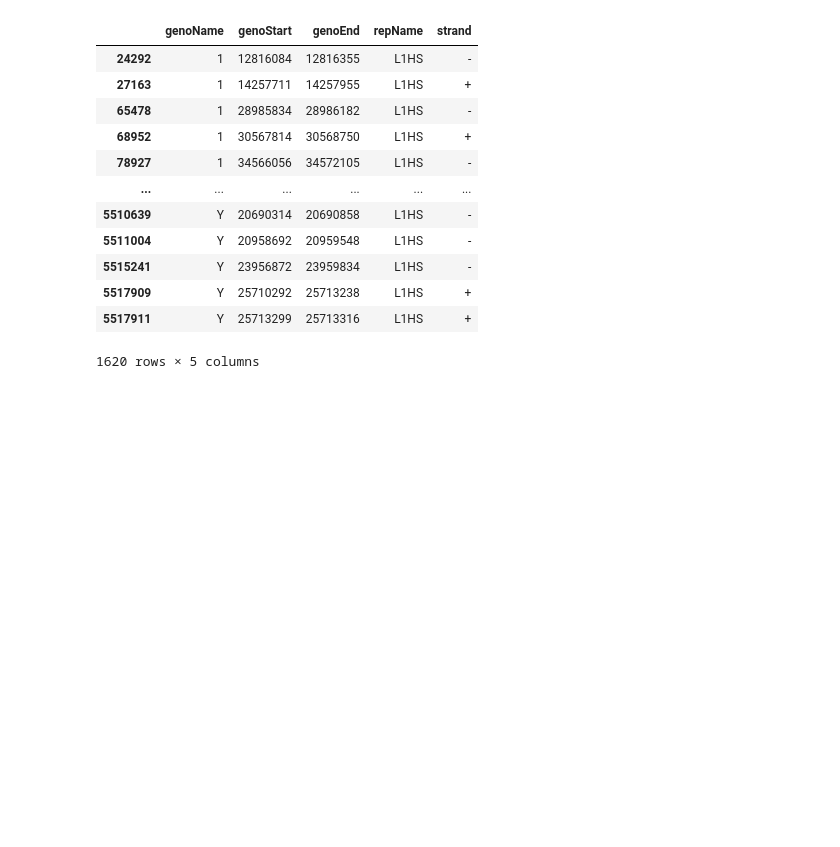
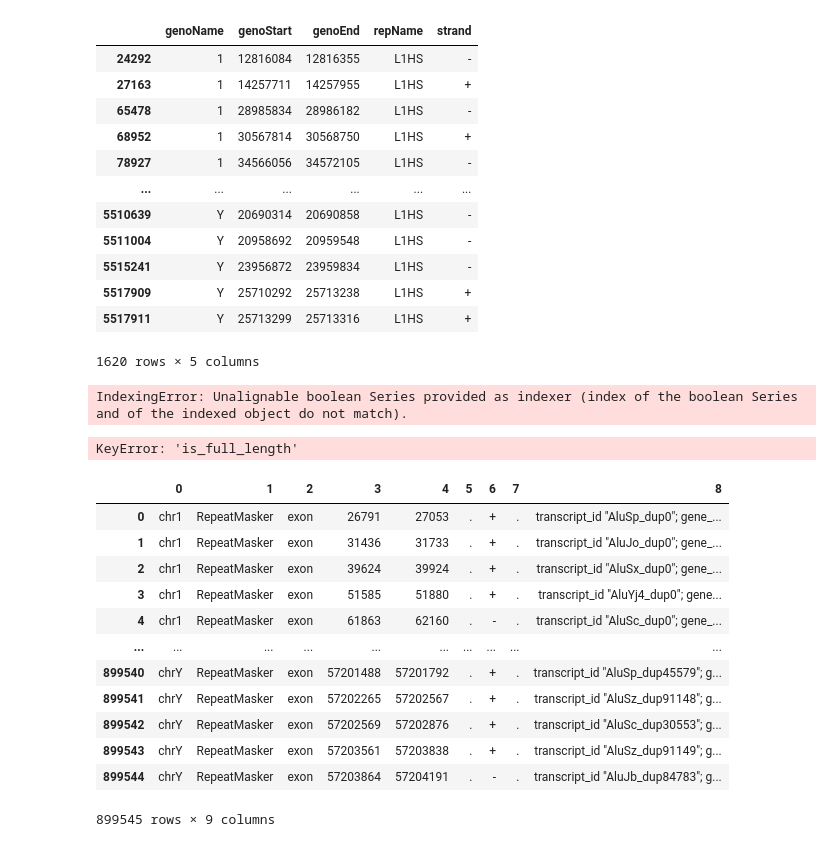
Before and after one commit to gage-lab/bulk_te_bench, a Jupyter notebook: analysis/upset/01_subset_rmsk.ipynb, the cells around one changed output. Drawn from its saved outputs; the diff is of its cells as text; code cells hidden in the pictures; blank space fills up the shorter version.

```diff
--- a/analysis/upset/01_subset_rmsk.ipynb
+++ b/analysis/upset/01_subset_rmsk.ipynb
@@ -213,3 +232,32 @@ df
 | 5517909 | Y | 25710292 | 25713238 | L1HS | + |
 | 5517911 | Y | 25713299 | 25713316 | L1HS | + |
 1620 rows × 5 columns
+# %%
+rmsk_file[rmsk_file[rmsk_file["repName"] == "L1HS"]["is_full_length"] == True]
+# %% [output]
+IndexingError: Unalignable boolean Series provided as indexer (index of the boolean Series and of the indexed object do not match).
+# %%
+df = gtf_to_bed(rmsk_file, genes, "L1HS")
+df
+# %% [output]
+KeyError: 'is_full_length'
+# %%
+pd.read_csv(
+    "/netapp/LOG-G4/mcuoco/projects/bulk_te_bench/results/full_txome/txome_rmsk.gtf",
+    sep="\t",
+    header=None,
+)
+# %% [output]
+|  | 0 | 1 | 2 | 3 | 4 | 5 | 6 | 7 | 8 |
+| 0 | chr1 | RepeatMasker | exon | 26791 | 27053 | . | + | . | transcript_id "AluSp_dup0"; gene_... |
+| 1 | chr1 | RepeatMasker | exon | 31436 | 31733 | . | + | . | transcript_id "AluJo_dup0"; gene_... |
+| 2 | chr1 | RepeatMasker | exon | 39624 | 39924 | . | + | . | transcript_id "AluSx_dup0"; gene_... |
+| 3 | chr1 | RepeatMasker | exon | 51585 | 51880 | . | + | . | transcript_id "AluYj4_dup0"; gene... |
+| 4 | chr1 | RepeatMasker | exon | 61863 | 62160 | . | - | . | transcript_id "AluSc_dup0"; gene_... |
+| ... | ... | ... | ... | ... | ... | ... | ... | ... | ... |
+| 899540 | chrY | RepeatMasker | exon | 57201488 | 57201792 | . | + | . | transcript_id "AluSp_dup45579"; g... |
+| 899541 | chrY | RepeatMasker | exon | 57202265 | 57202567 | . | + | . | transcript_id "AluSz_dup91148"; g... |
+| 899542 | chrY | RepeatMasker | exon | 57202569 | 57202876 | . | + | . | transcript_id "AluSc_dup30553"; g... |
+| 899543 | chrY | RepeatMasker | exon | 57203561 | 57203838 | . | + | . | transcript_id "AluSz_dup91149"; g... |
+| 899544 | chrY | RepeatMasker | exon | 57203864 | 57204191 | . | - | . | transcript_id "AluJb_dup84783"; g... |
+899545 rows × 9 columns
```
Also changed, not shown: parts of 7 cells of this notebook.
